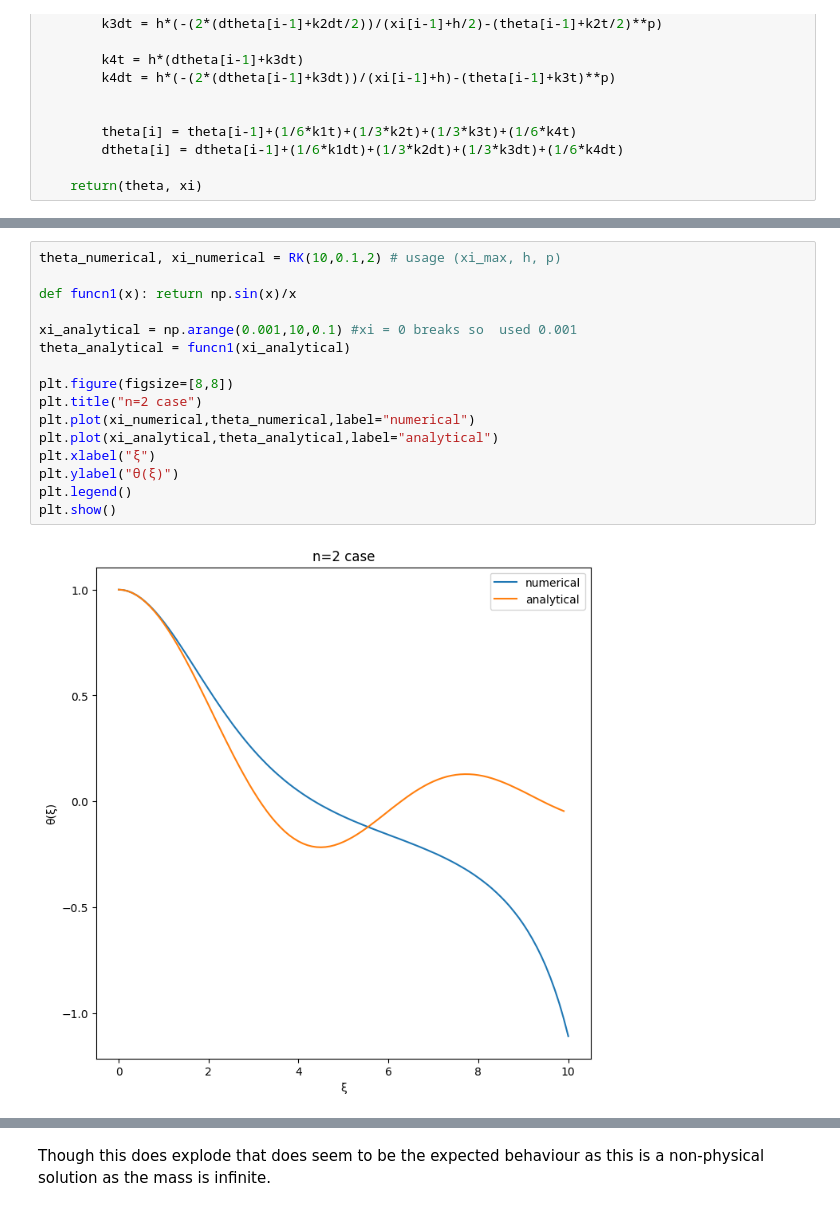
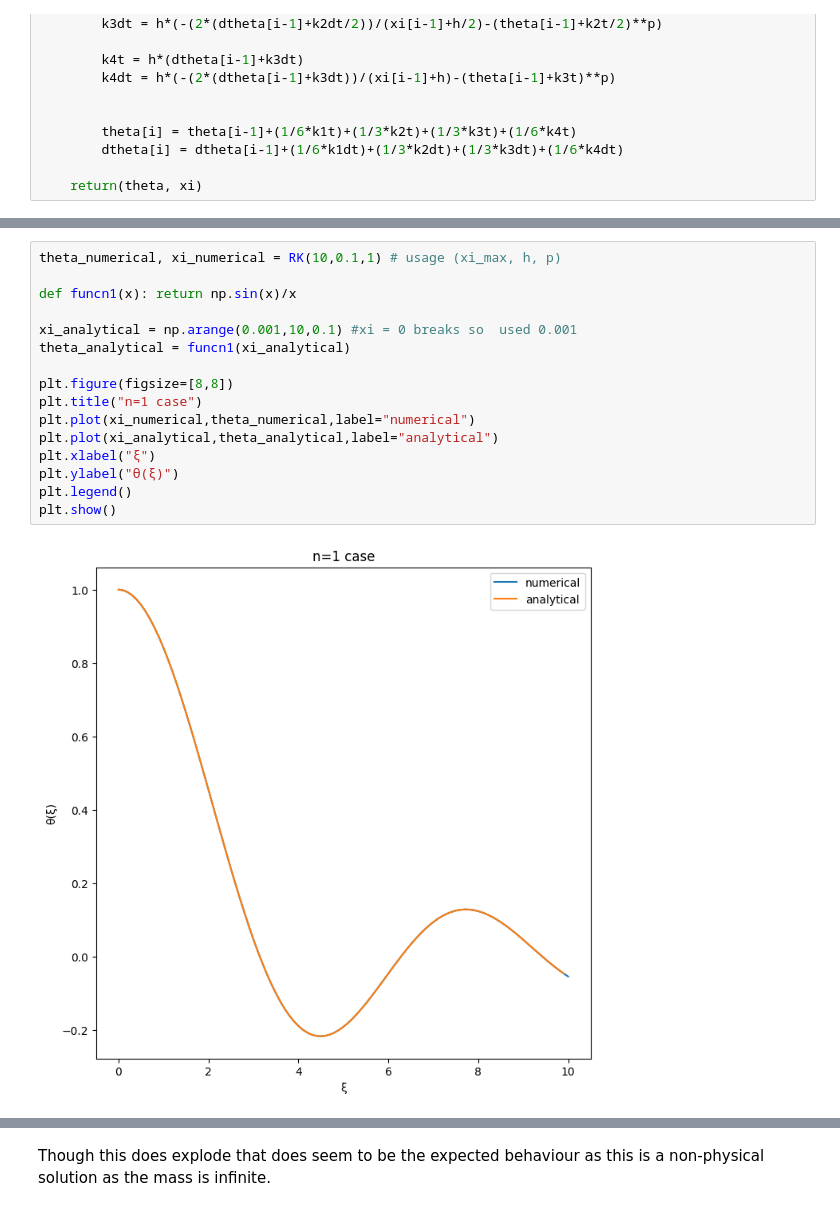
Before and after one commit to notbigbrad/p4theogroup, a Jupyter notebook: main.ipynb, the cells around one changed output, grey strips where cells are left out. Saved outputs shown, nothing was run; the diff lists cells and outputs as text.

```diff
--- a/main.ipynb
+++ b/main.ipynb
@@ -244,21 +260,21 @@ plt.show()
 # %%
-theta_numerical, xi_numerical = RK(10,0.1,2) # usage (xi_max, h, p)
+theta_numerical, xi_numerical = RK(10,0.1,1) # usage (xi_max, h, p)
 
 def funcn1(x): return np.sin(x)/x
 
 xi_analytical = np.arange(0.001,10,0.1) #xi = 0 breaks so  used 0.001
 theta_analytical = funcn1(xi_analytical)
 
 plt.figure(figsize=[8,8])
-plt.title("n=2 case")
+plt.title("n=1 case")
 plt.plot(xi_numerical,theta_numerical,label="numerical")
 plt.plot(xi_analytical,theta_analytical,label="analytical")
 plt.xlabel("ξ")
 plt.ylabel("θ(ξ)")
 plt.legend()
 plt.show()
 # %% [output]
-[figure, old version]
+[figure, new version]
 # %%
 theta_numerical, xi_numerical = RK(10,0.1,5) # usage (xi_max, h, p)
 
```
Also changed, not shown: parts of 5 cells of this notebook.
